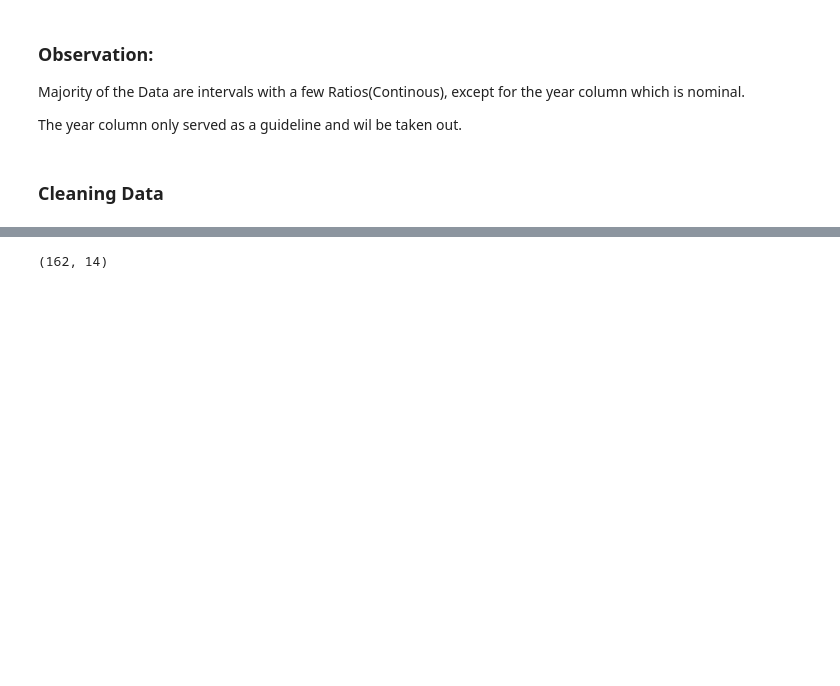
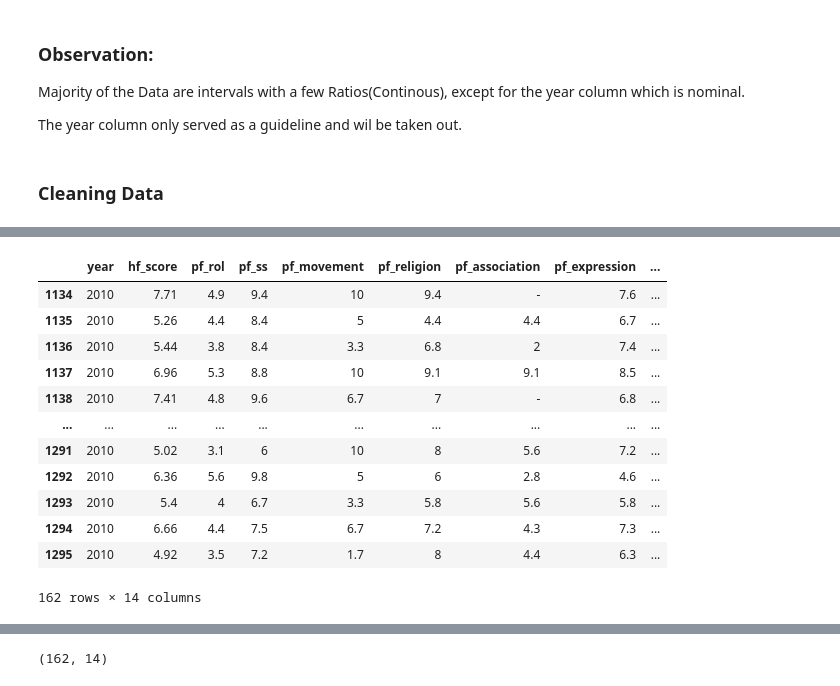
Before and after one commit to jeffersonzaki/MOD4_Project, a Jupyter notebook: exploratory_data_analysis.ipynb, the cells around one changed output, grey strips where cells are left out. Saved outputs shown, nothing was run; the diff lists cells and outputs as text; code cells hidden in the pictures; blank space fills up the shorter version.

Commit message:
Created diff. dataframes for 2010 and 2017

```diff
--- a/exploratory_data_analysis.ipynb
+++ b/exploratory_data_analysis.ipynb
@@ -38,0 +67,16 @@ objects.
+# %%
+freedom_df.loc[freedom_df.year == 2010]
+# %% [output]
+|  | year | hf_score | pf_rol | pf_ss | pf_movement | pf_religion | pf_association | pf_expression | ... |
+| 1134 | 2010 | 7.71 | 4.9 | 9.4 | 10 | 9.4 | - | 7.6 | ... |
+| 1135 | 2010 | 5.26 | 4.4 | 8.4 | 5 | 4.4 | 4.4 | 6.7 | ... |
+| 1136 | 2010 | 5.44 | 3.8 | 8.4 | 3.3 | 6.8 | 2 | 7.4 | ... |
+| 1137 | 2010 | 6.96 | 5.3 | 8.8 | 10 | 9.1 | 9.1 | 8.5 | ... |
+| 1138 | 2010 | 7.41 | 4.8 | 9.6 | 6.7 | 7 | - | 6.8 | ... |
+| ... | ... | ... | ... | ... | ... | ... | ... | ... | ... |
+| 1291 | 2010 | 5.02 | 3.1 | 6 | 10 | 8 | 5.6 | 7.2 | ... |
+| 1292 | 2010 | 6.36 | 5.6 | 9.8 | 5 | 6 | 2.8 | 4.6 | ... |
+| 1293 | 2010 | 5.4 | 4 | 6.7 | 3.3 | 5.8 | 5.6 | 5.8 | ... |
+| 1294 | 2010 | 6.66 | 4.4 | 7.5 | 6.7 | 7.2 | 4.3 | 7.3 | ... |
+| 1295 | 2010 | 4.92 | 3.5 | 7.2 | 1.7 | 8 | 4.4 | 6.3 | ... |
+162 rows × 14 columns
```
Also changed, not shown: parts of 13 cells of this notebook, 3 other files.
